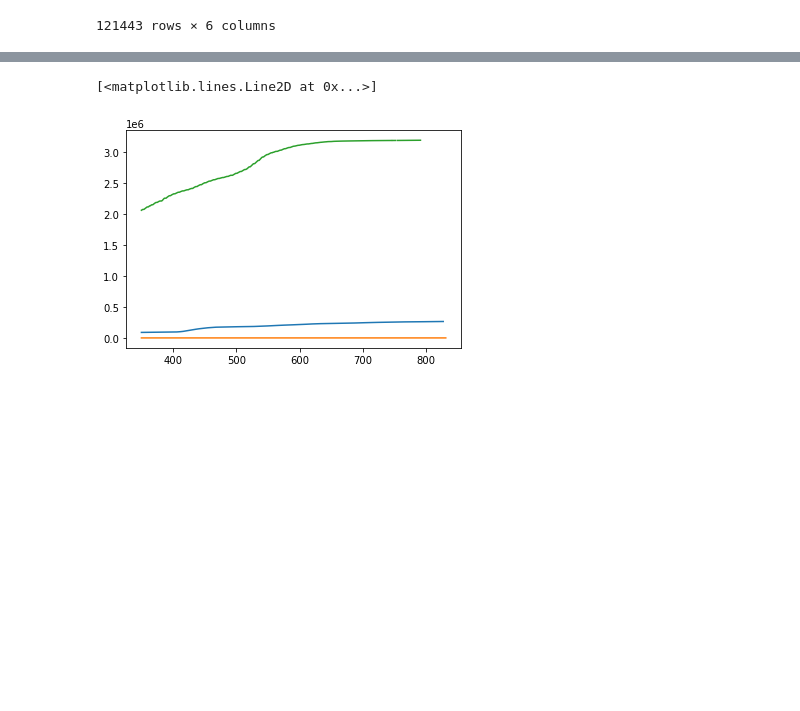
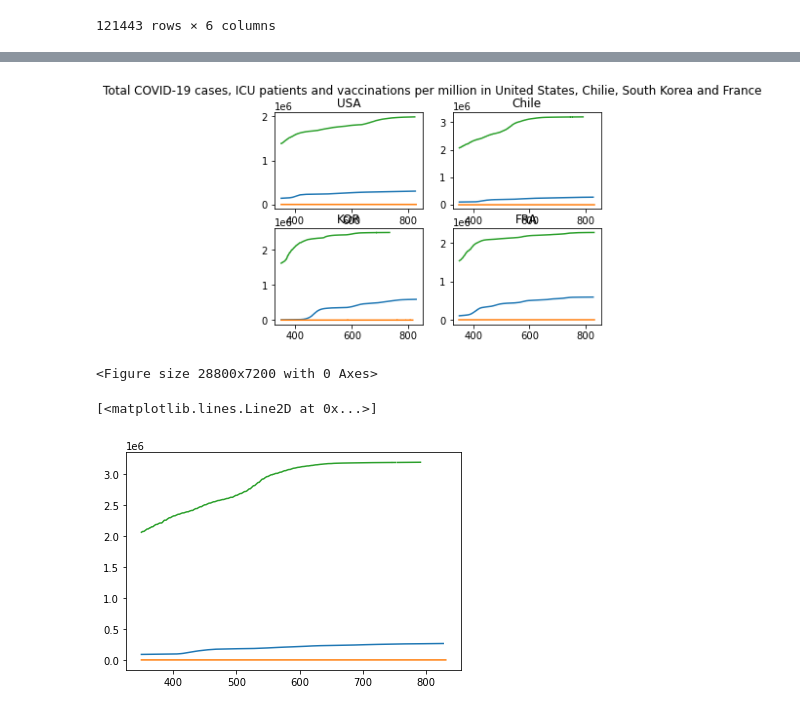
Before and after one commit to tubbsyal/BEE2024_p3, a Jupyter notebook: Part3_1Notebook.ipynb, the cells around one changed output, grey strips where cells are left out. Drawn from its saved outputs; the diff is of its cells as text; code cells hidden in the pictures; blank space fills up the shorter version.

```diff
--- a/Part3_1Notebook.ipynb
+++ b/Part3_1Notebook.ipynb
@@ -143,3 +109,56 @@ df4
+# %%
+df3 = df2.loc[df2['location']== 'United States']
+df4 = df2.loc[df2['location']== 'Chile']
+df5 = df2.loc[df2['location']== 'South Korea']
+df6 = df2.loc[df2['location']== 'France']
+fig,axs = plt.subplots(2,2)
+fig.suptitle('Total COVID-19 cases, ICU patients and vaccinations per million in United States, Chilie, South Korea and France')
+x = df3.days_since
+y1= df3.total_cases_per_million
+y2=df3.icu_patients_per_million
+y3 = df3.total_vaccinations_per_million
+axs[0,0].plot(x,y1,x,y2,x,y3)
+axs[0,0].set_title('USA')
+axs[0,0].ticklabel_format(useOffset=False)
+
+
+x = df4.days_since
+y1= df4.total_cases_per_million
+y2=df4.icu_patients_per_million
+y3 = df4.total_vaccinations_per_million
+axs[0,1].plot(x,y1,x,y2,x,y3)
+axs[0,1].set_title('Chile')
+axs[0,1].ticklabel_format(useOffset=False)
+
+
+x = df5.days_since
+y1= df5.total_cases_per_million
+y2=df5.icu_patients_per_million
+y3 = df5.total_vaccinations_per_million
+axs[1,0].plot(x,y1,x,y2,x,y3)
+axs[1,0].set_title('KOR')
+axs[1,0].ticklabel_format(useOffset=False)
+
+
+x = df6.days_since
+y1= df6.total_cases_per_million
+y2=df6.icu_patients_per_million
+y3 = df6.total_vaccinations_per_million
+axs[1,1].plot(x,y1,x,y2,x,y3)
+axs[1,1].set_title('FRA')
+axs[1,1].ticklabel_format(useOffset=False)
+
+f = plt.figure()
+f.set_figwidth(400)
+f.set_figheight(100)
+
+
+
+
+plt.show()
+# %% [output]
+[figure, added]
+<Figure size 28800x7200 with 0 Axes>
 # %%
 x = df4.days_since
 y1= df4.total_cases_per_million
```
Also changed, not shown: parts of 6 cells of this notebook.
